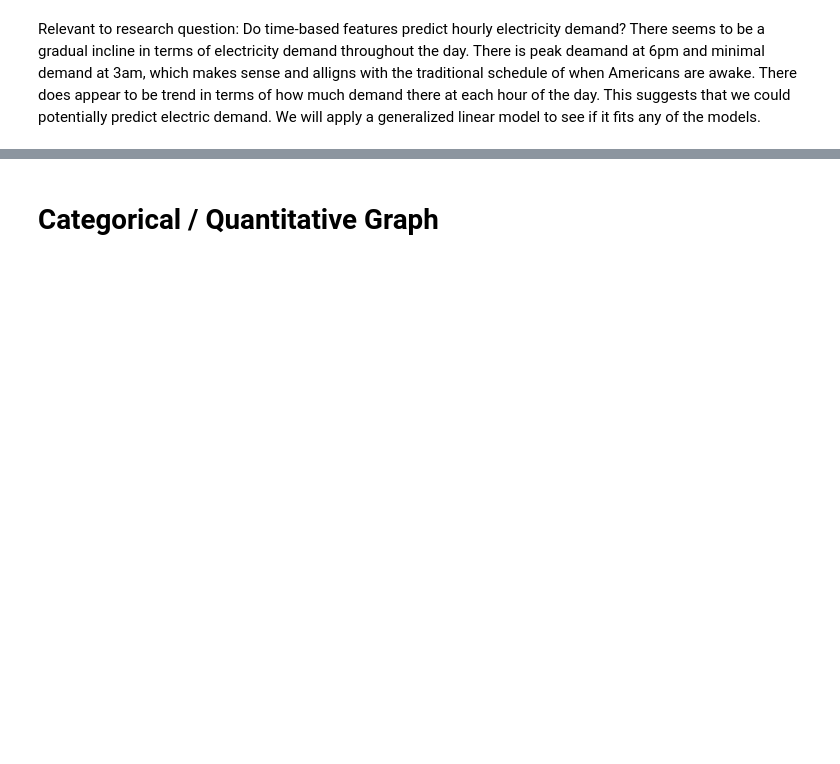
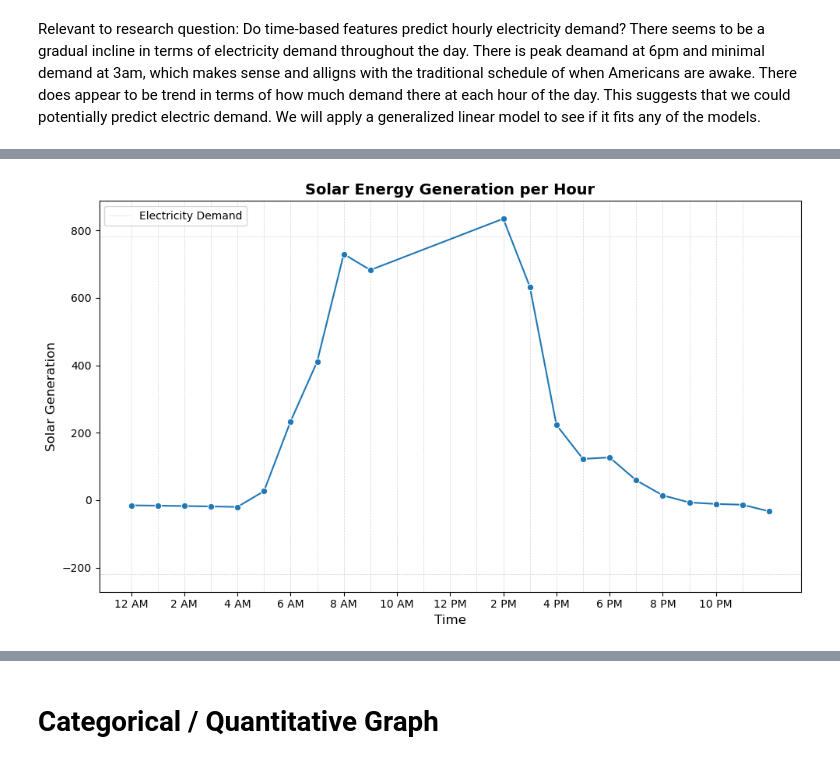
Before and after one commit to omarmejiaa/ds102_finalproj, a Jupyter notebook: EDA.ipynb, the cells around one changed output, grey strips where cells are left out. Cells and saved outputs as stored; diff of their text form; code cells hidden in the pictures; blank space fills up the shorter version.

```diff
--- a/EDA.ipynb
+++ b/EDA.ipynb
@@ -104,0 +145,32 @@ demand_by_day
+# %%
+california['cleaned_solar'] = pd.to_numeric(california['NG: SUN'], errors='coerce')
+california_cleaned = california.dropna(subset=['NG: SUN'])
+# %%
+solar_generation = california[['Hour', 'cleaned_solar']].groupby('Hour').mean()
+# %%
+fig, ax = plt.subplots(figsize=(10, 6))
+for y in np.arange(-219, 1000 + 1, 1000):
+    plt.axhline(y=y, color='lightgray', linestyle='--', linewidth=0.5)
+for x in np.arange(0, 23 + 1, 1):
+    plt.axvline(x=x, color='lightgray', linestyle='--', linewidth=0.5)
+plt.xticks(
+    np.arange(0, 24, 2),
+    ['12 AM', '2 AM', '4 AM', '6 AM', '8 AM', '10 AM', '12 PM', '2 PM', '4 PM', '6 PM', '8 PM', '10 PM']
+)
+
+# Plot the data
+sns.lineplot(data=solar_generation, markers=True, marker='o', color='blue', ax=ax)
+
+# Set axis labels and title
+plt.xlabel('Time', fontsize=12)
+plt.ylabel('Solar Generation', fontsize=12)
+plt.title('Solar Energy Generation per Hour', fontsize=14, weight='bold')
+
+# Customize the legend
+plt.legend(['Electricity Demand'], loc='upper left', fontsize=10)
+
+# Enhance layout and show plot
+plt.tight_layout()
+plt.show()
+# %% [output]
+[figure, added]
```
Also changed, not shown: parts of 21 cells of this notebook.
